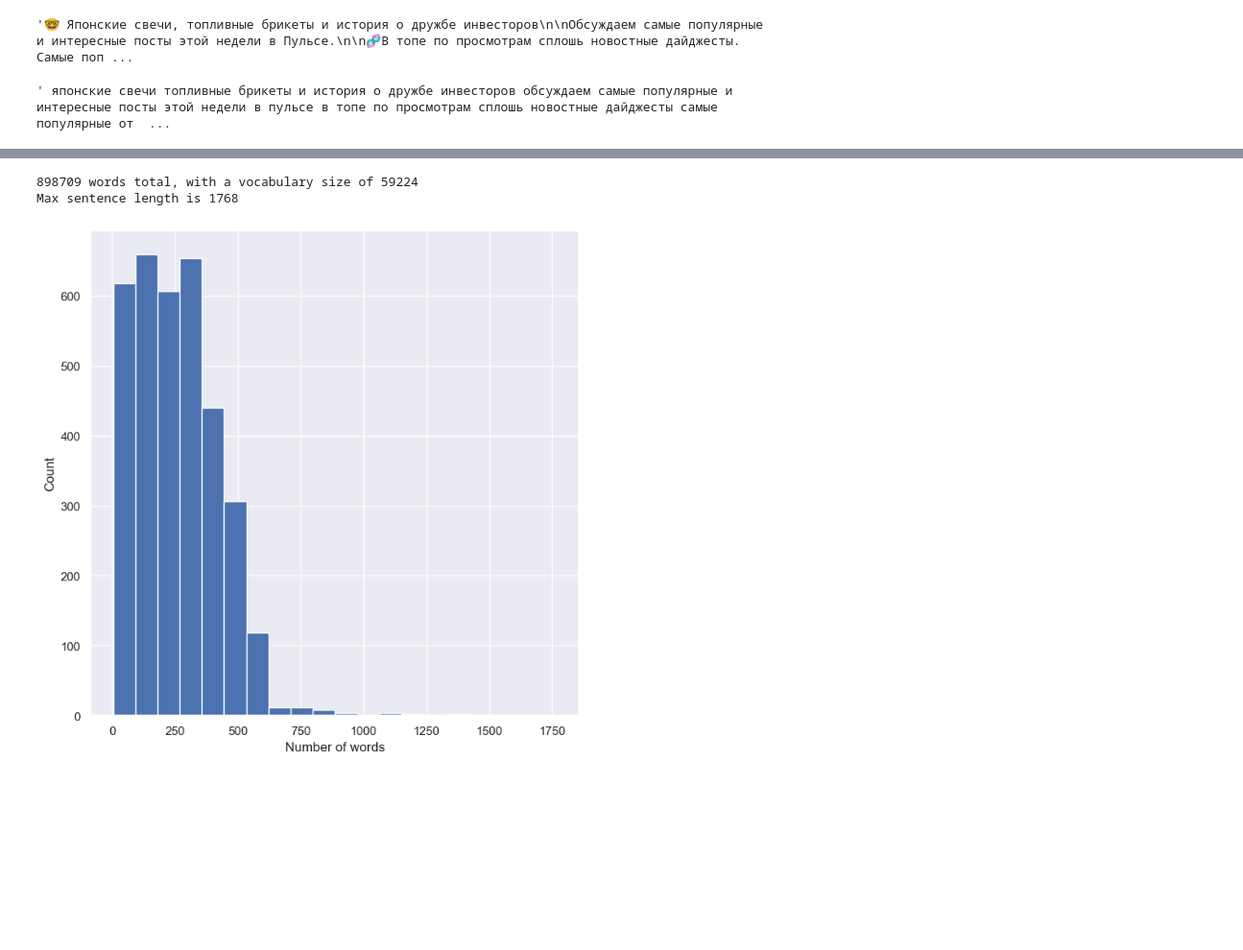
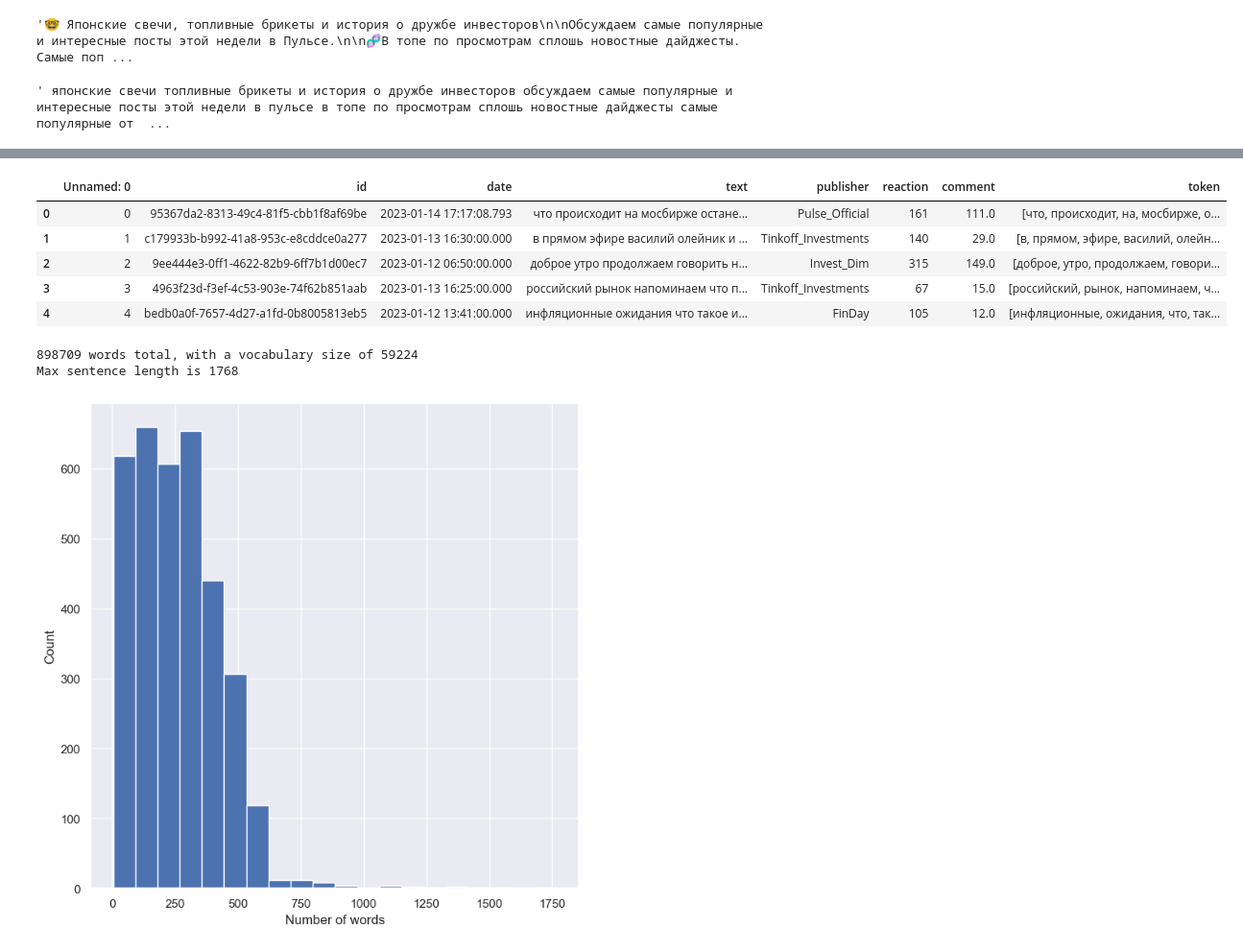
Before and after one commit to Dforgeek/Tinkoff_Pulse_Analyzer, a Jupyter notebook: Emotion_Analyzer.ipynb, the cells around one changed output, grey strips where cells are left out. Shown at 96% size. Drawn from its saved outputs; the diff is of its cells as text; code cells hidden in the pictures; blank space fills up the shorter version.

```diff
--- a/Emotion_Analyzer.ipynb
+++ b/Emotion_Analyzer.ipynb
@@ -109,5 +110,13 @@ from nltk.corpus import stopwords
 # %%
 df['token'] = df['text'].apply(word_tokenize)
+df.head()
+# %% [output]
+|  | Unnamed: 0 | id | date | text | publisher | reaction | comment | token |
+| 0 | 0 | 95367da2-8313-49c4-81f5-cbb1f8af69be | 2023-01-14 17:17:08.793 | что происходит на мосбирже остане... | Pulse_Official | 161 | 111.0 | [что, происходит, на, мосбирже, о... |
+| 1 | 1 | c179933b-b992-41a8-953c-e8cddce0a277 | 2023-01-13 16:30:00.000 | в прямом эфире василий олейник и ... | Tinkoff_Investments | 140 | 29.0 | [в, прямом, эфире, василий, олейн... |
+| 2 | 2 | 9ee444e3-0ff1-4622-82b9-6ff7b1d00ec7 | 2023-01-12 06:50:00.000 | доброе утро продолжаем говорить н... | Invest_Dim | 315 | 149.0 | [доброе, утро, продолжаем, говори... |
+| 3 | 3 | 4963f23d-f3ef-4c53-903e-74f62b851aab | 2023-01-13 16:25:00.000 | российский рынок напоминаем что п... | Tinkoff_Investments | 67 | 15.0 | [российский, рынок, напоминаем, ч... |
+| 4 | 4 | bedb0a0f-7657-4d27-a1fd-0b8005813eb5 | 2023-01-12 13:41:00.000 | инфляционные ожидания что такое и... | FinDay | 105 | 12.0 | [инфляционные, ожидания, что, так... |
 # %%
 all_words = [word for tokens in df["token"] for word in tokens]
 text_lengths = [len(tokens) for tokens in df["token"]]
```
Also changed, not shown: parts of 21 cells of this notebook, 1 other file.
